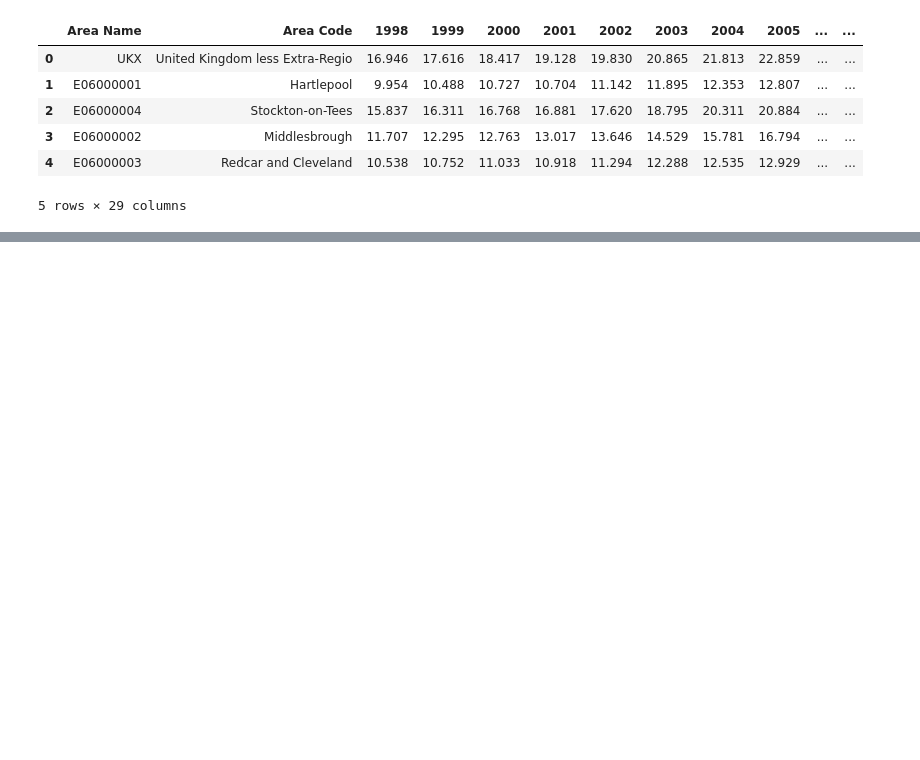
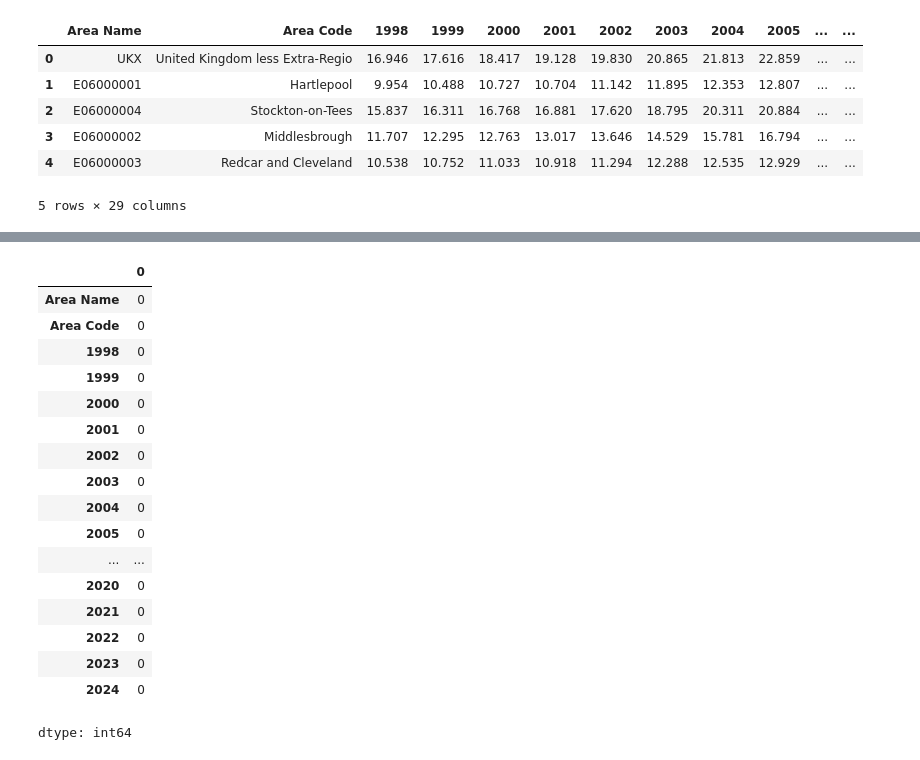
Before and after one commit to isaacchan-hash/basecamp-team-37, a Jupyter notebook: cleaning.ipynb, the cells around one changed output, grey strips where cells are left out. Cells and saved outputs as stored; diff of their text form; code cells hidden in the pictures; blank space fills up the shorter version.

```diff
--- a/cleaning.ipynb
+++ b/cleaning.ipynb
@@ -19,0 +42,21 @@ gdp.head()
+# %%
+gdp.isna().sum()
+# %% [output]
+|  | 0 |
+| Area Name | 0 |
+| Area Code | 0 |
+| 1998 | 0 |
+| 1999 | 0 |
+| 2000 | 0 |
+| 2001 | 0 |
+| 2002 | 0 |
+| 2003 | 0 |
+| 2004 | 0 |
+| 2005 | 0 |
+| ... | ... |
+| 2020 | 0 |
+| 2021 | 0 |
+| 2022 | 0 |
+| 2023 | 0 |
+| 2024 | 0 |
+dtype: int64
```
Also changed, not shown: parts of 5 cells of this notebook.
